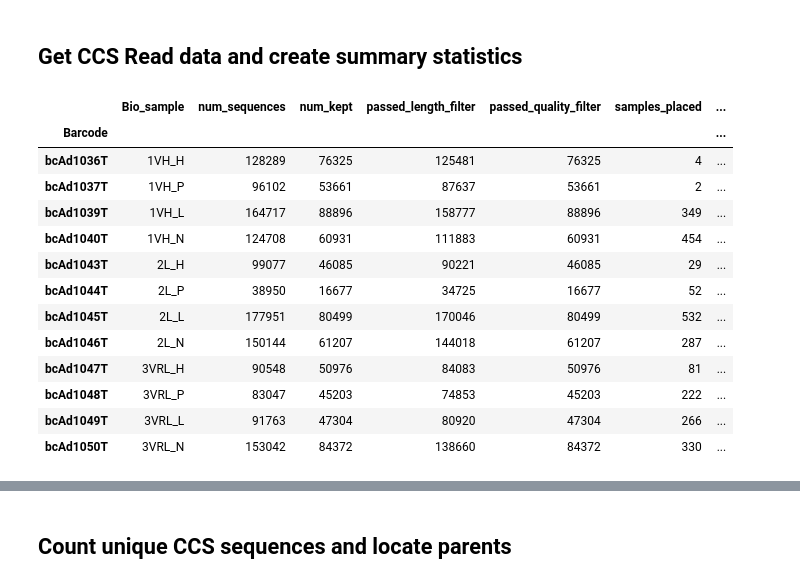
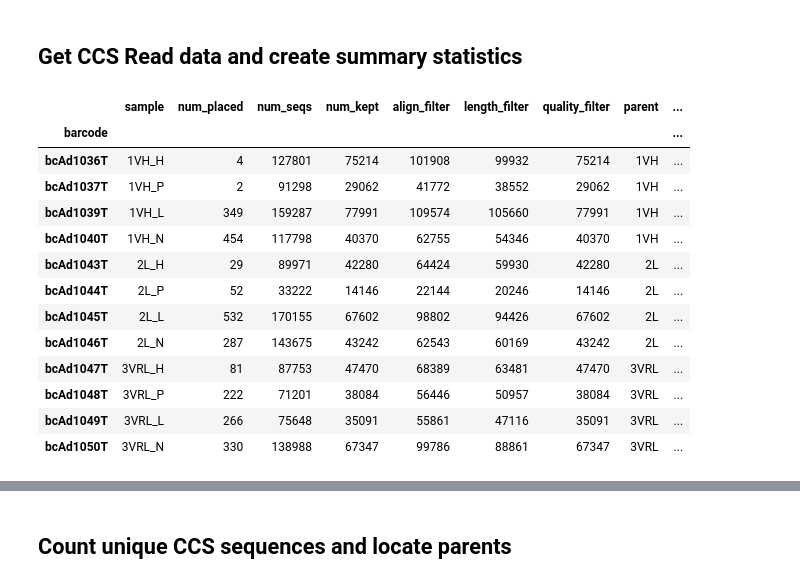
Before and after one commit to RomeroLab/sadx-latent-function, a Jupyter notebook: projects/Biochemical_Ordinal/scripts/nb_preprocess_bam_Oct22.ipynb, the cells around one changed output, grey strips where cells are left out. Cells and saved outputs as stored; diff of their text form; code cells hidden in the pictures.

```diff
--- a/projects/Biochemical_Ordinal/scripts/nb_preprocess_bam_Oct22.ipynb
+++ b/projects/Biochemical_Ordinal/scripts/nb_preprocess_bam_Oct22.ipynb
@@ -15,28 +15,28 @@ import seaborn as sns
 # %% [markdown]
 ## Get CCS Read data and create summary statistics
 # %%
-data_dir = pathlib.Path("../data/scratch/Oct22_1")
+data_dir = pathlib.Path("../data/scratch/Oct22")
 figs_dir = pathlib.Path("../data/misc")
 # %%
 samples = pd.read_csv(data_dir / "Samples.csv")
-samples[["parent", "category"]] = samples.Bio_sample.str.split("_", expand=True)
-samples["frac_kept"] = samples.num_kept / samples.num_sequences
-samples.set_index("Barcode", inplace=True)
+samples[["parent", "category"]] = samples["sample"].str.split("_", expand=True)
+samples["frac_kept"] = samples.num_kept / samples.num_seqs
+samples.set_index("barcode", inplace=True)
 samples
 # %% [output]
-|  | Bio_sample | num_sequences | num_kept | passed_length_filter | passed_quality_filter | samples_placed | ... |
-| Barcode |  |  |  |  |  |  | ... |
-| bcAd1036T | 1VH_H | 128289 | 76325 | 125481 | 76325 | 4 | ... |
-| bcAd1037T | 1VH_P | 96102 | 53661 | 87637 | 53661 | 2 | ... |
-| bcAd1039T | 1VH_L | 164717 | 88896 | 158777 | 88896 | 349 | ... |
-| bcAd1040T | 1VH_N | 124708 | 60931 | 111883 | 60931 | 454 | ... |
-| bcAd1043T | 2L_H | 99077 | 46085 | 90221 | 46085 | 29 | ... |
-| bcAd1044T | 2L_P | 38950 | 16677 | 34725 | 16677 | 52 | ... |
-| bcAd1045T | 2L_L | 177951 | 80499 | 170046 | 80499 | 532 | ... |
-| bcAd1046T | 2L_N | 150144 | 61207 | 144018 | 61207 | 287 | ... |
-| bcAd1047T | 3VRL_H | 90548 | 50976 | 84083 | 50976 | 81 | ... |
-| bcAd1048T | 3VRL_P | 83047 | 45203 | 74853 | 45203 | 222 | ... |
-| bcAd1049T | 3VRL_L | 91763 | 47304 | 80920 | 47304 | 266 | ... |
-| bcAd1050T | 3VRL_N | 153042 | 84372 | 138660 | 84372 | 330 | ... |
+|  | sample | num_placed | num_seqs | num_kept | align_filter | length_filter | quality_filter | parent | ... |
+| barcode |  |  |  |  |  |  |  |  | ... |
+| bcAd1036T | 1VH_H | 4 | 127801 | 75214 | 101908 | 99932 | 75214 | 1VH | ... |
+| bcAd1037T | 1VH_P | 2 | 91298 | 29062 | 41772 | 38552 | 29062 | 1VH | ... |
+| bcAd1039T | 1VH_L | 349 | 159287 | 77991 | 109574 | 105660 | 77991 | 1VH | ... |
+| bcAd1040T | 1VH_N | 454 | 117798 | 40370 | 62755 | 54346 | 40370 | 1VH | ... |
+| bcAd1043T | 2L_H | 29 | 89971 | 42280 | 64424 | 59930 | 42280 | 2L | ... |
+| bcAd1044T | 2L_P | 52 | 33222 | 14146 | 22144 | 20246 | 14146 | 2L | ... |
+| bcAd1045T | 2L_L | 532 | 170155 | 67602 | 98802 | 94426 | 67602 | 2L | ... |
+| bcAd1046T | 2L_N | 287 | 143675 | 43242 | 62543 | 60169 | 43242 | 2L | ... |
+| bcAd1047T | 3VRL_H | 81 | 87753 | 47470 | 68389 | 63481 | 47470 | 3VRL | ... |
+| bcAd1048T | 3VRL_P | 222 | 71201 | 38084 | 56446 | 50957 | 38084 | 3VRL | ... |
+| bcAd1049T | 3VRL_L | 266 | 75648 | 35091 | 55861 | 47116 | 35091 | 3VRL | ... |
+| bcAd1050T | 3VRL_N | 330 | 138988 | 67347 | 99786 | 88861 | 67347 | 3VRL | ... |
 # %%
 samples_melt = pd.melt(samples, id_vars=["parent", "category"],
```
Also changed, not shown: parts of 18 cells of this notebook, 3 other files.
